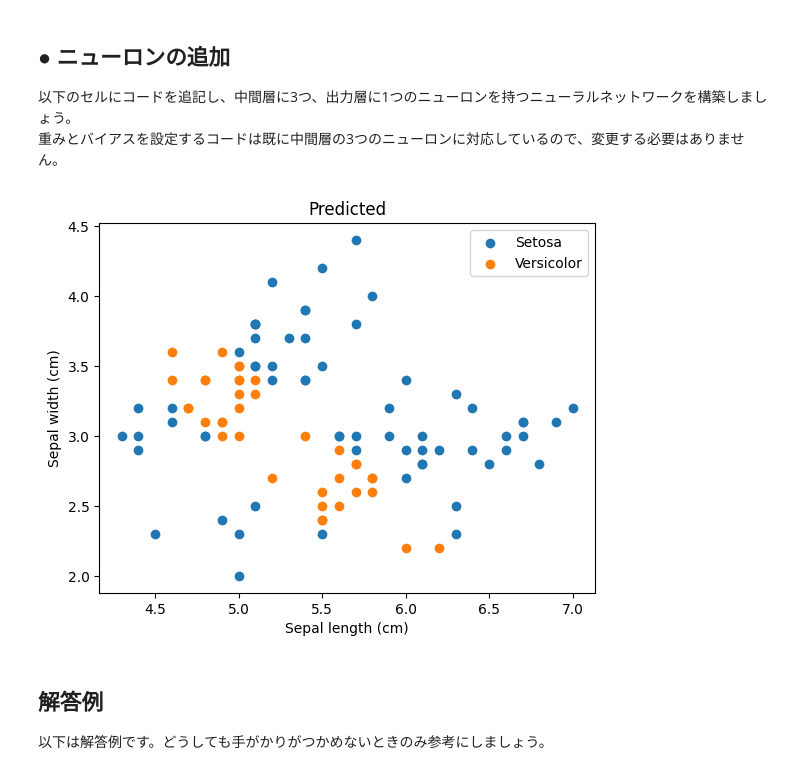
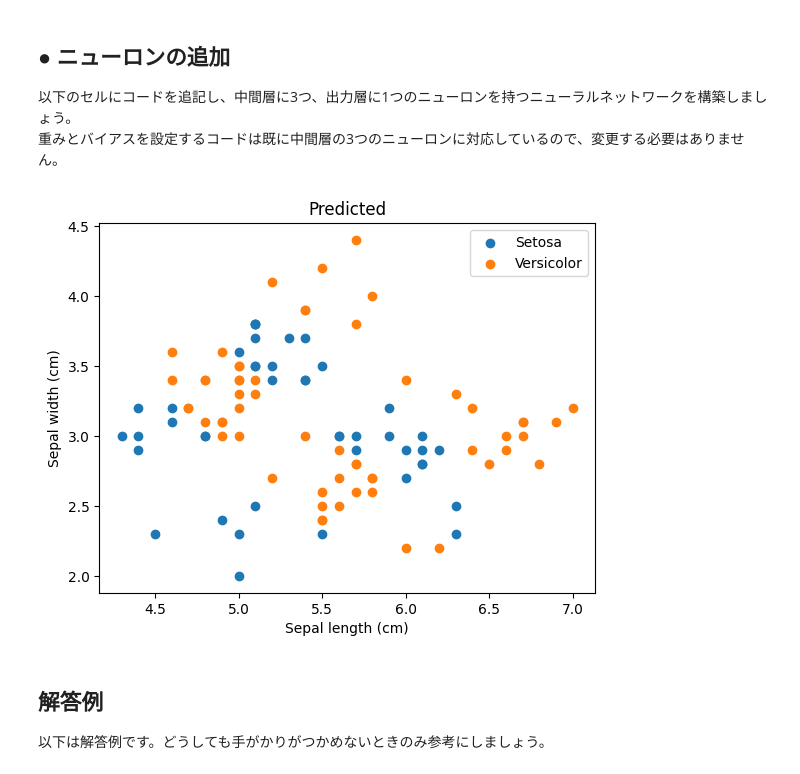
Before and after one commit to TXXXW-WQ/Google-Colab-tutorial, a Jupyter notebook: section_4/exercise.ipynb, the cells around one changed output. Saved outputs shown, nothing was run; the diff lists cells and outputs as text; code cells hidden in the pictures.

```diff
--- a/section_4/exercise.ipynb
+++ b/section_4/exercise.ipynb
@@ -71,6 +71,7 @@ class NeuralNetwork:
         self.input_layer[1] = input_data[1]
         self.middle_layer[0].reset()
         self.middle_layer[1].reset()
+        self.middle_layer[2].reset()
         self.output_layer[0].reset()
 
         # 入力層→中間層
@@ -91,34 +92,34 @@ class NeuralNetwork:
         self.output_layer[0].set_input(self.middle_layer[1].get_output() * self.w_mo[0][1])
         self.output_layer[0].set_input(self.middle_layer[2].get_output() * self.w_mo[0][2])
         self.output_layer[0].set_input(self.b_o[0])
 
         return self.output_layer[0].get_output()
 
 # ニューラルネットワークのインスタンス
 neural_network = NeuralNetwork()
 
 # 実行
 st_predicted = [[], []]  # Setosa
 vc_predicted = [[], []]  # Versicolor
 for data in input_data:
     if neural_network.commit(data) < 0.5:
         st_predicted[0].append(data[0]+sl_ave)
         st_predicted[1].append(data[1]+sw_ave)
     else:
         vc_predicted[0].append(data[0]+sl_ave)
         vc_predicted[1].append(data[1]+sw_ave)
 
 # 分類結果をグラフ表示
 plt.scatter(st_predicted[0], st_predicted[1], label="Setosa")
 plt.scatter(vc_predicted[0], vc_predicted[1], label="Versicolor")
 plt.legend()
 
 plt.xlabel("Sepal length (cm)")
 plt.ylabel("Sepal width (cm)")
 plt.title("Predicted")
 plt.show()
 # %% [output]
-[figure, old version]
+[figure, new version]
 # %% [markdown]
 ## 解答例
 以下は解答例です。どうしても手がかりがつかめないときのみ参考にしましょう。
```
Also changed, not shown: parts of 1 cell of this notebook.
